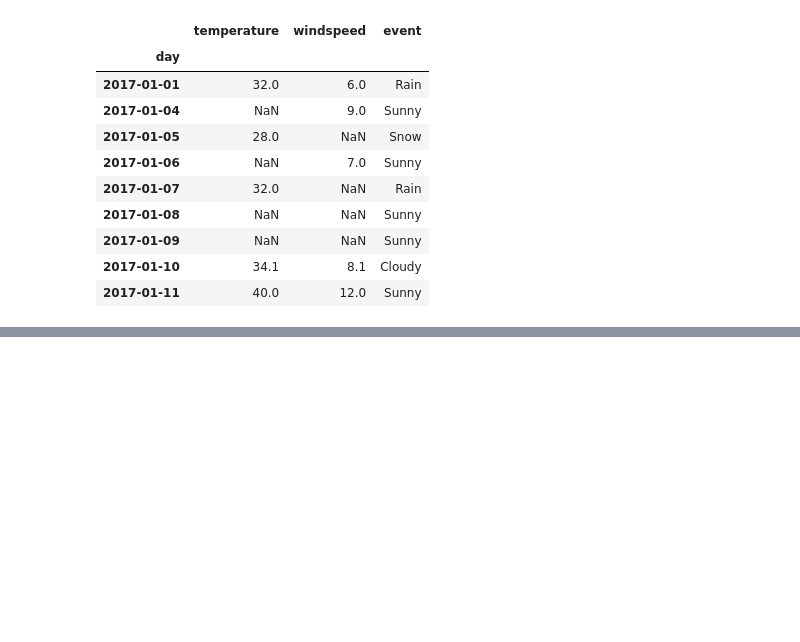
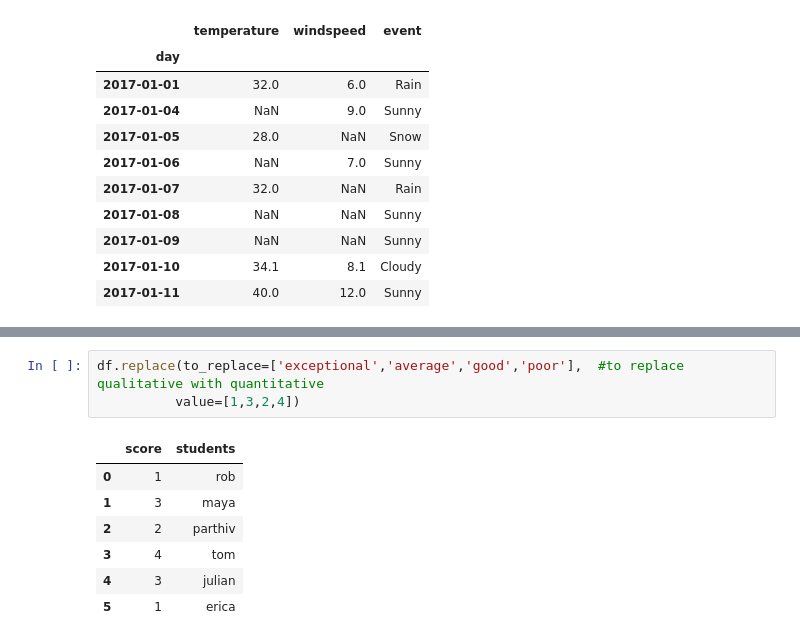
Before and after one commit to Ayomide906/test, a Jupyter notebook: Data_analysis_pandas/handle_missing_data.ipynb, the cells around one changed output, grey strips where cells are left out. Drawn from its saved outputs; the diff is of its cells as text; blank space fills up the shorter version.

```diff
--- a/Data_analysis_pandas/handle_missing_data.ipynb
+++ b/Data_analysis_pandas/handle_missing_data.ipynb
@@ -226,0 +241,11 @@ new_df.replace({-99999:np.nan,    #key,value=old,new
+# %%
+df.replace(to_replace=['exceptional','average','good','poor'],  #to replace qualitative with quantitative
+          value=[1,3,2,4])
+# %% [output]
+|  | score | students |
+| 0 | 1 | rob |
+| 1 | 3 | maya |
+| 2 | 2 | parthiv |
+| 3 | 4 | tom |
+| 4 | 3 | julian |
+| 5 | 1 | erica |
```
Also changed, not shown: parts of 1 cell of this notebook, 2 other files.
